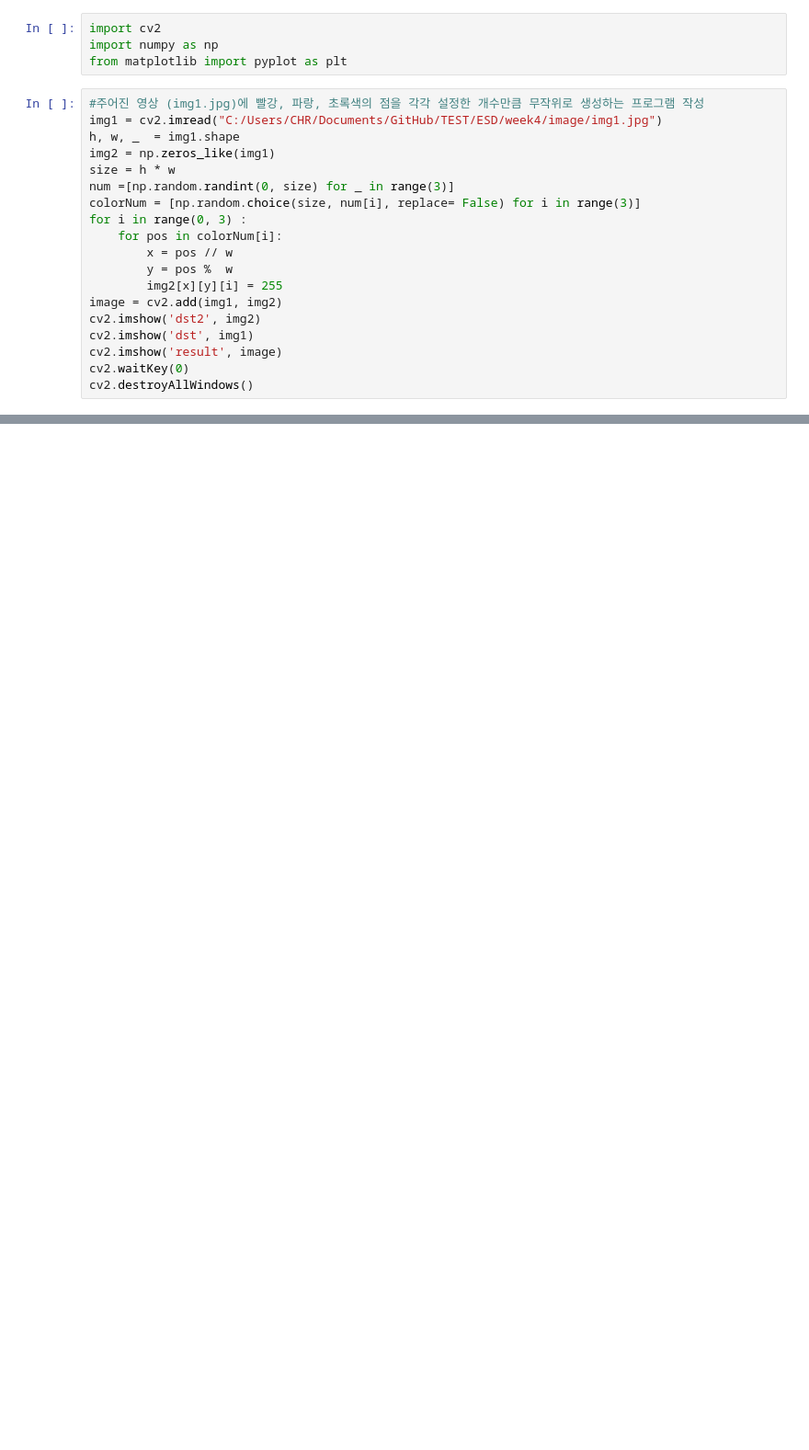
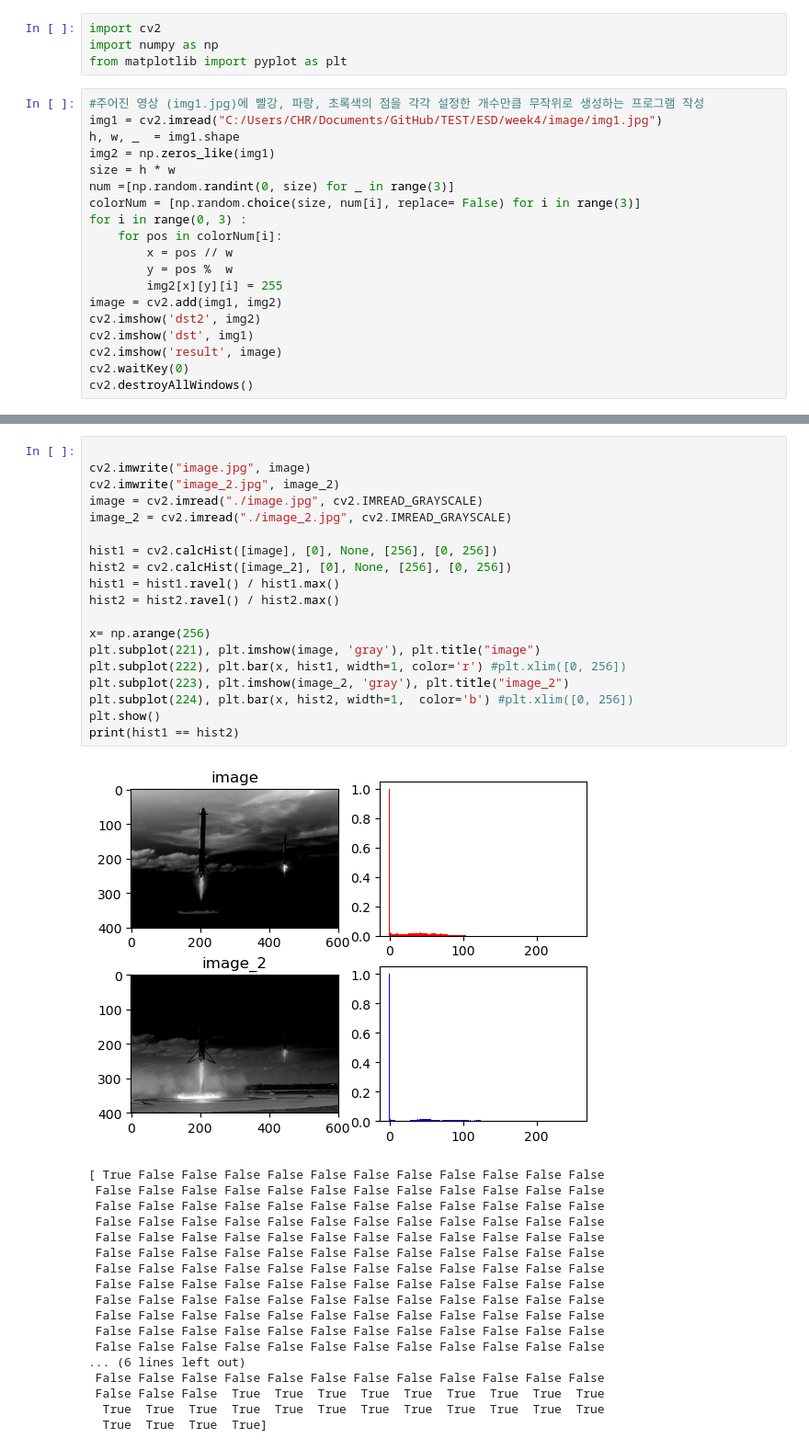
Before and after one commit to phUR99/TEST, a Jupyter notebook: ESD/week4/homework.ipynb, the cells around one changed output, grey strips where cells are left out. Shown at 92% size. Saved outputs shown, nothing was run; the diff lists cells and outputs as text; blank space fills up the shorter version.

```diff
--- a/ESD/week4/homework.ipynb
+++ b/ESD/week4/homework.ipynb
@@ -56,3 +58,41 @@ cv2.imshow('image', image)
 cv2.imshow('image_2', image_2)
 cv2.waitKey(0)
 cv2.destroyAllWindows()
+# %%
+
+cv2.imwrite("image.jpg", image)
+cv2.imwrite("image_2.jpg", image_2)
+image = cv2.imread("./image.jpg", cv2.IMREAD_GRAYSCALE)
+image_2 = cv2.imread("./image_2.jpg", cv2.IMREAD_GRAYSCALE)
+
+hist1 = cv2.calcHist([image], [0], None, [256], [0, 256])
+hist2 = cv2.calcHist([image_2], [0], None, [256], [0, 256])
+hist1 = hist1.ravel() / hist1.max()
+hist2 = hist2.ravel() / hist2.max()
+
+x= np.arange(256)
+plt.subplot(221), plt.imshow(image, 'gray'), plt.title("image")
+plt.subplot(222), plt.bar(x, hist1, width=1, color='r') #plt.xlim([0, 256])
+plt.subplot(223), plt.imshow(image_2, 'gray'), plt.title("image_2")
+plt.subplot(224), plt.bar(x, hist2, width=1,  color='b') #plt.xlim([0, 256])
+plt.show()
+print(hist1 == hist2)
+# %% [output]
+[figure, added]
+[ True False False False False False False False False False False False
+ False False False False False False False False False False False False
+ False False False False False False False False False False False False
+ False False False False False False False False False False False False
+ False False False False False False False False False False False False
+ False False False False False False False False False False False False
+ False False False False False False False False False False False False
+ False False False False False False False False False False False False
+ False False False False False False False False False False False False
+ False False False False False False False False False False False False
+ False False False False False False False False False False False False
+ False False False False False False False False False False False False
+... (6 lines left out)
+ False False False False False False False False False False False False
+ False False False  True  True  True  True  True  True  True  True  True
+  True  True  True  True  True  True  True  True  True  True  True  True
+  True  True  True  True]
```
Also changed, not shown: parts of 6 cells of this notebook, 3 other files.
